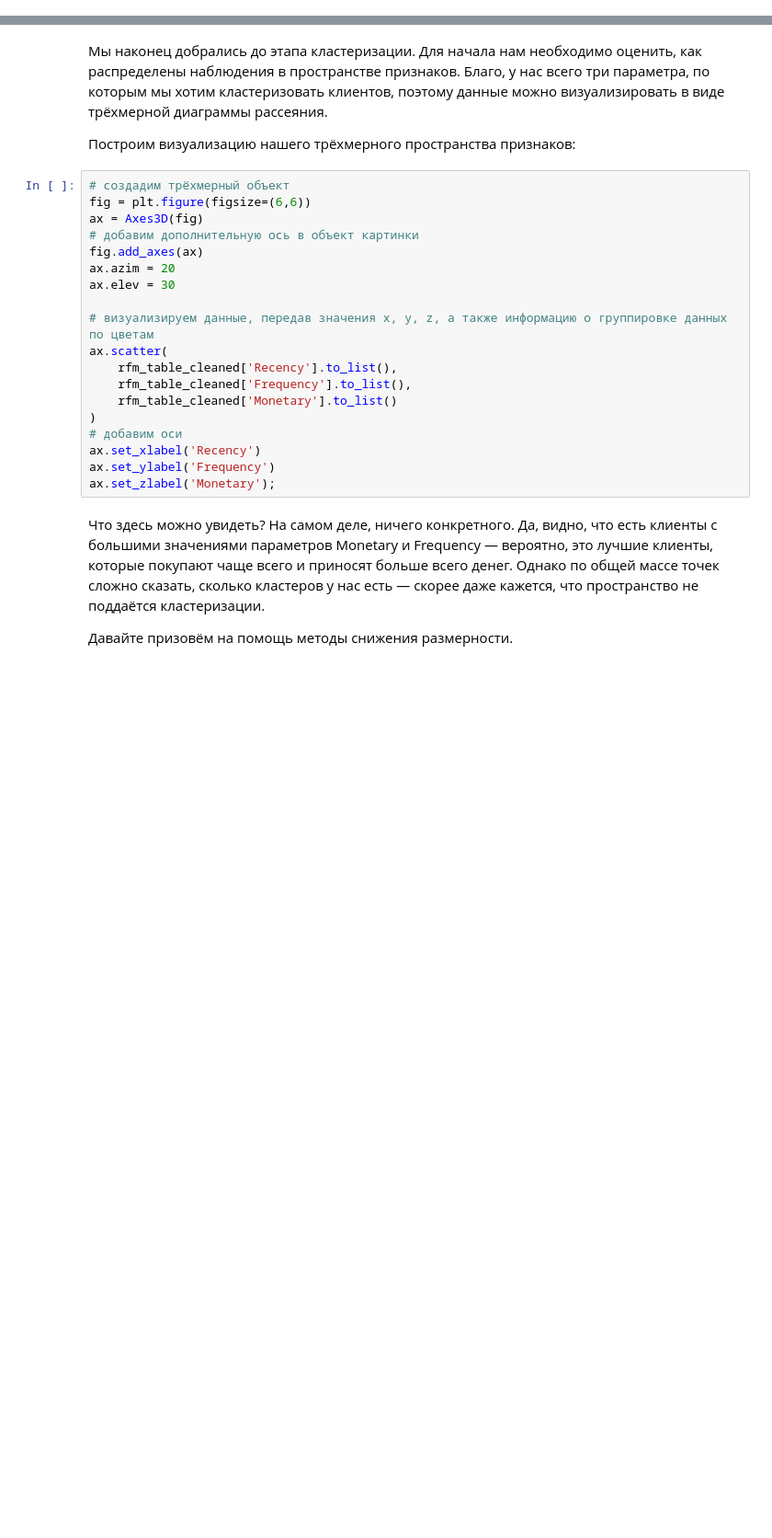
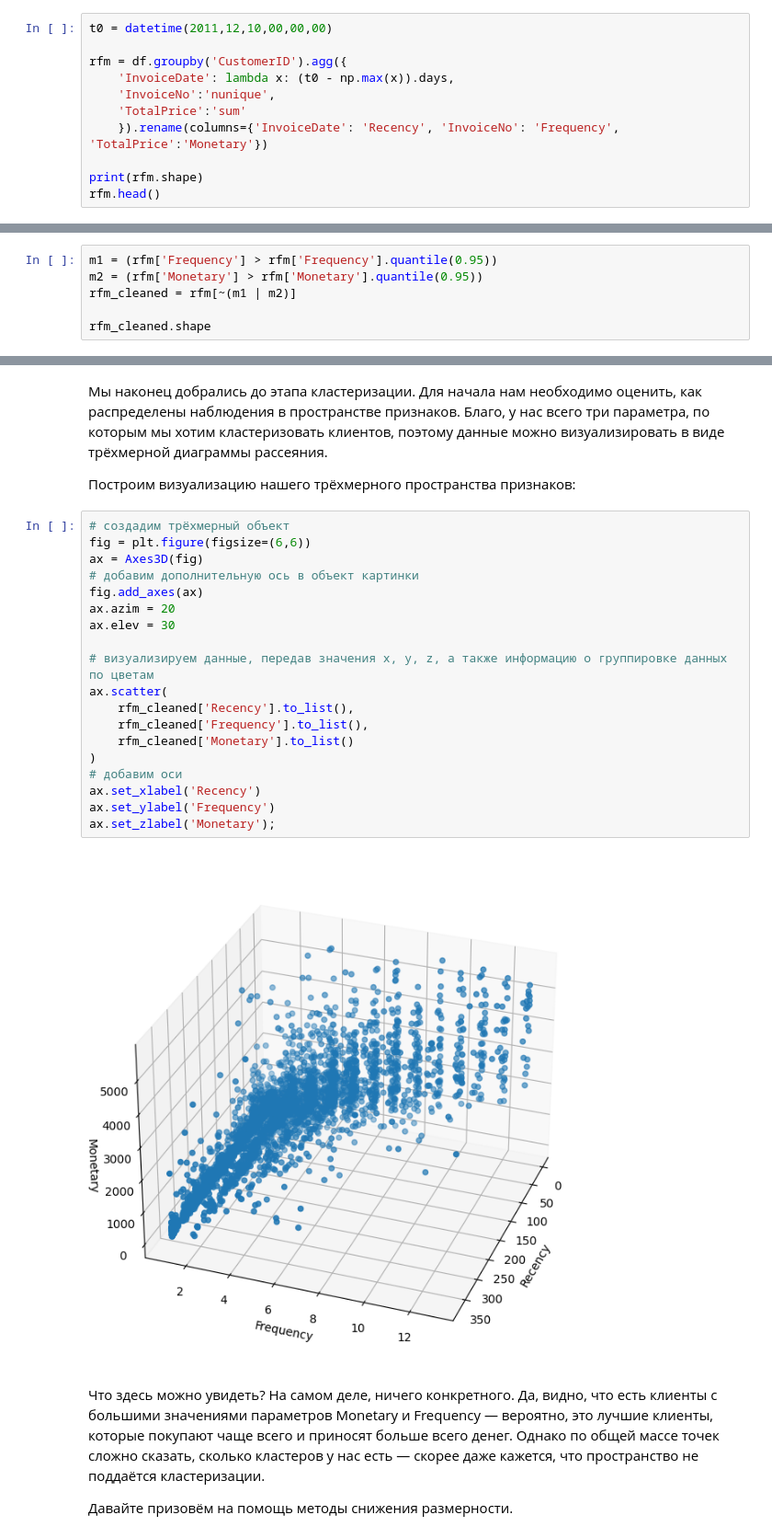
Before and after one commit to ssiarhei115/Shop-customers-segmentation, a Jupyter notebook: code.ipynb, the cells around one changed output, grey strips where cells are left out. Shown at 92% size. Drawn from its saved outputs; the diff is of its cells as text; blank space fills up the shorter version.

```diff
--- a/code.ipynb
+++ b/code.ipynb
@@ -683,3 +565,14 @@ sns.barplot(y=hour_df.index, x=hour_df.values, orient='h').set(title='Average or
 * Monetary Value рассчитывается как общая сумма денег, которую i-ый клиент потратил на наши товары (с учетом возвратов).
 
 Когда вы рассчитаете все характеристики, не забудьте дать столбцам результирующей таблицы соответствующие названия.
+# %%
+t0 = datetime(2011,12,10,00,00,00)
+
+rfm = df.groupby('CustomerID').agg({
+    'InvoiceDate': lambda x: (t0 - np.max(x)).days,
+    'InvoiceNo':'nunique',
+    'TotalPrice':'sum'
+    }).rename(columns={'InvoiceDate': 'Recency', 'InvoiceNo': 'Frequency', 'TotalPrice':'Monetary'})
+
+print(rfm.shape)
+rfm.head()
@@ -722,3 +630,9 @@ $$monetary >monetary_{0.95}$$
 где $frequency_{0.95}$ и $monetary_{0.95}$ - квантили уровня 0.95 для соответствующих признаков.
 
 Данные о скольких клиентах у вас остались в RFM-таблице?
+# %%
+m1 = (rfm['Frequency'] > rfm['Frequency'].quantile(0.95))
+m2 = (rfm['Monetary'] > rfm['Monetary'].quantile(0.95))
+rfm_cleaned = rfm[~(m1 | m2)]
+
+rfm_cleaned.shape
@@ -746,22 +662,24 @@ fig.show()
 # %%
 # создадим трёхмерный объект
 fig = plt.figure(figsize=(6,6))
 ax = Axes3D(fig)
 # добавим дополнительную ось в объект картинки
 fig.add_axes(ax)
 ax.azim = 20
 ax.elev = 30
 
 # визуализируем данные, передав значения x, y, z, а также информацию о группировке данных по цветам
 ax.scatter(
-    rfm_table_cleaned['Recency'].to_list(),
-    rfm_table_cleaned['Frequency'].to_list(),
-    rfm_table_cleaned['Monetary'].to_list()
+    rfm_cleaned['Recency'].to_list(),
+    rfm_cleaned['Frequency'].to_list(),
+    rfm_cleaned['Monetary'].to_list()
 )
 # добавим оси
 ax.set_xlabel('Recency')
 ax.set_ylabel('Frequency')
 ax.set_zlabel('Monetary');
+# %% [output]
+[figure, added]
 # %% [markdown]
 Что здесь можно увидеть? На самом деле, ничего конкретного. Да, видно, что есть клиенты с большими значениями параметров Monetary и Frequency — вероятно, это лучшие клиенты, которые покупают чаще всего и приносят больше всего денег. Однако по общей массе точек сложно сказать, сколько кластеров у нас есть — скорее даже кажется, что пространство не поддаётся кластеризации.
 
```
Also changed, not shown: parts of 38 cells of this notebook.
